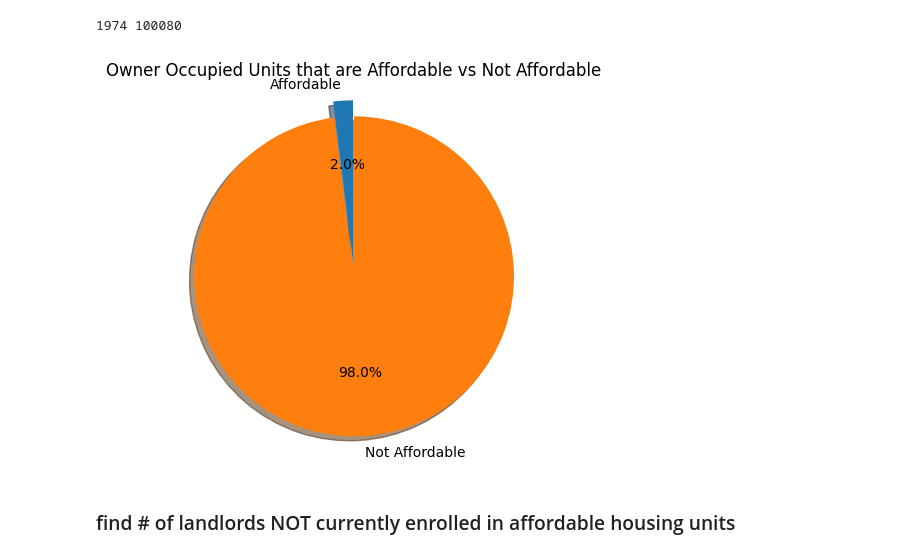
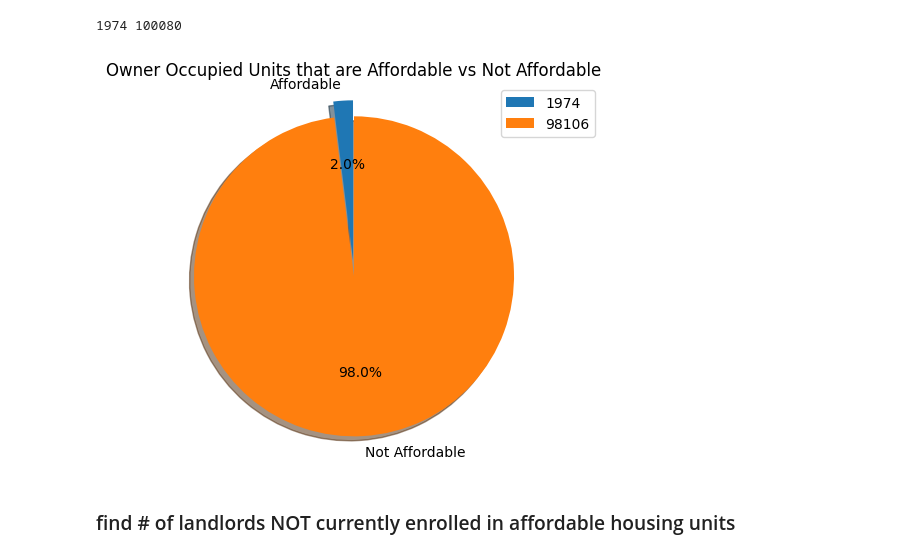
Before and after one commit to BU-Spark/ds-councilor-louijeune-small-landlord, a Jupyter notebook: fall22-team-5/deliverable1/analysis.ipynb, the cells around one changed output. Saved outputs shown, nothing was run; the diff lists cells and outputs as text; code cells hidden in the pictures.

```diff
--- a/fall22-team-5/deliverable1/analysis.ipynb
+++ b/fall22-team-5/deliverable1/analysis.ipynb
@@ -254,20 +254,23 @@ print(afford_units, total_units)
 # %%
 # create pie chart of own occ units that are affordable vs not affordable
 labels = 'Affordable', 'Not Affordable'
 sizes = [afford_units, total_units - afford_units]
 explode = (0.1, 0)  # only "explode" the 2nd slice (i.e. 'Hogs')
 
 fig1, ax1 = plt.subplots()
 ax1.pie(sizes, explode=explode, labels=labels, autopct='%1.1f%%',
         shadow=True, startangle=90)
 ax1.axis('equal')  # Equal aspect ratio ensures that pie is drawn as a circle.
 
+# show number of afford_units and total_units - afford_units in legend
+plt.legend([str(afford_units), str(total_units - afford_units)])
+
 # title
 plt.title('Owner Occupied Units that are Affordable vs Not Affordable')
 
 plt.show()
 # %% [output]
-[figure, old version]
+[figure, new version]
 # %% [markdown]
 ### find # of landlords NOT currently enrolled in affordable housing units
 # %%
```
Also changed, not shown: 12 other files.
